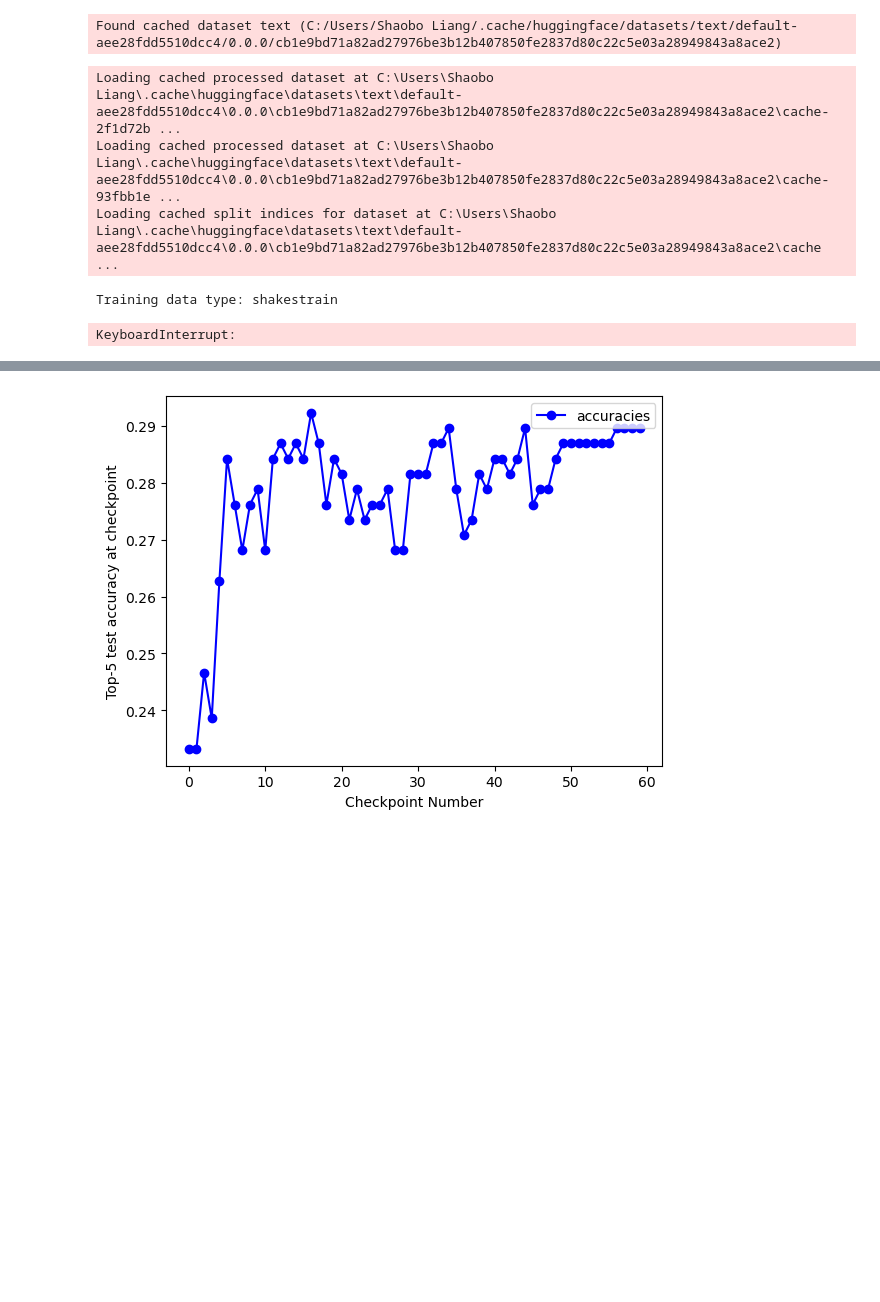
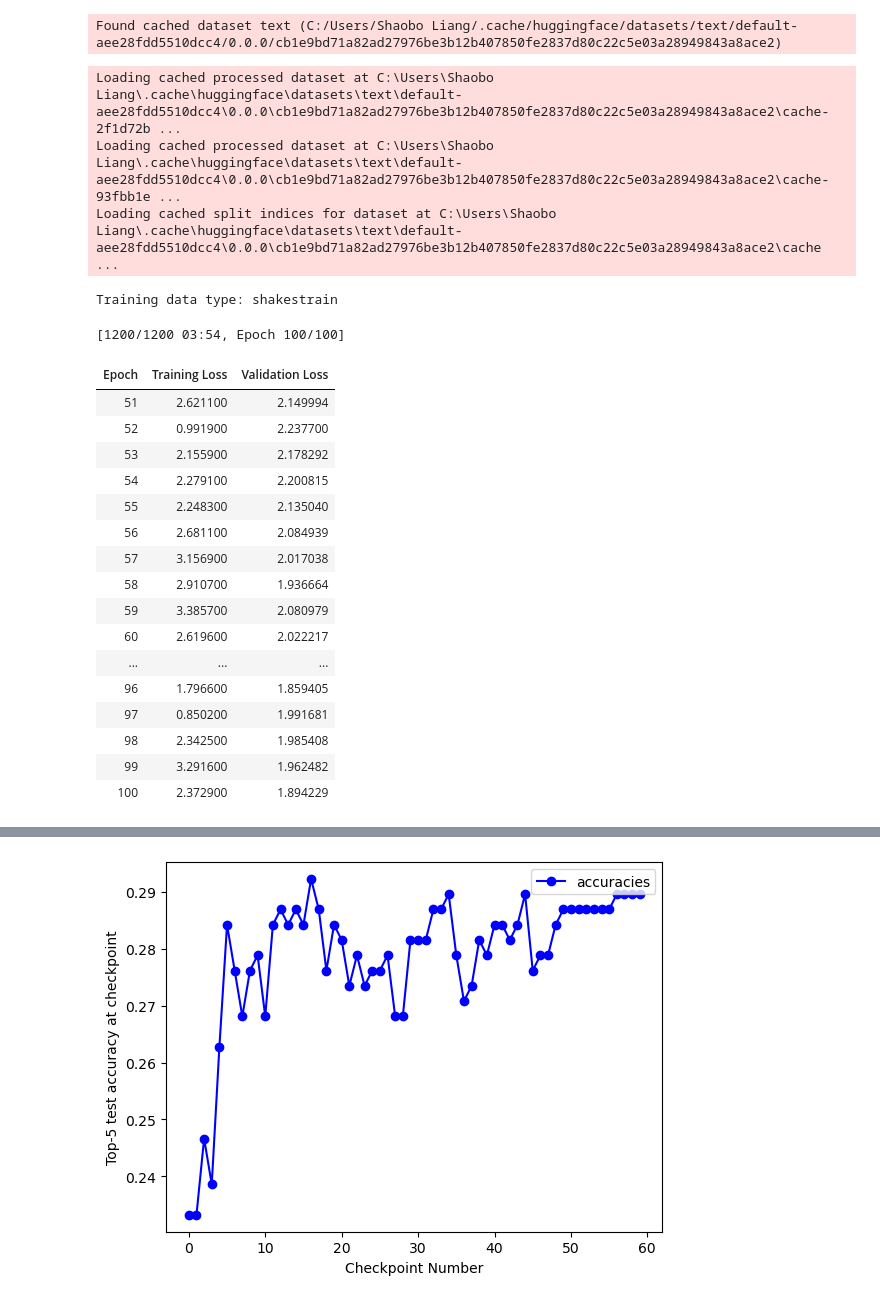
Before and after one commit to liangshaobo2001/ShakesBERT, a Jupyter notebook: train_example.ipynb, the cells around one changed output, grey strips where cells are left out. Cells and saved outputs as stored; diff of their text form; code cells hidden in the pictures; blank space fills up the shorter version.

Commit message:
05.05 fixed bug for train_example

```diff
--- a/train_example.ipynb
+++ b/train_example.ipynb
@@ -17,7 +17,7 @@ train_type = "shakestrain" # One of ["sonnets", "shakestrain", "poems"]
 
 multimodal = False
 save_steps = 10
-num_epochs = 50
+num_epochs = 100
 lr = 2e-5
 batch_size = 100
 
@@ -85,34 +85,51 @@ training_args = TrainingArguments(
     logging_steps=1,
     save_steps=save_steps,
     seed=42,
     learning_rate=lr,
     weight_decay=0.01,
 )
 
 # Create the Trainer instance
 trainer = Trainer(
     model=model,
     args=training_args,
     train_dataset=train_set,
     eval_dataset=val_set,
     data_collator=data_collator,
 )
 
 
 # Fine-tune the model
 if continue_with_checkpoint:
     trainer.train(f"./results/checkpoint-{checkpoint_iter}/")
 else:
     trainer.train()
 
 torch.save(model, "model.pth")
 # %% [output]
 Found cached dataset text (C:/Users/Shaobo Liang/.cache/huggingface/datasets/text/default-aee28fdd5510dcc4/0.0.0/cb1e9bd71a82ad27976be3b12b407850fe2837d80c22c5e03a28949843a8ace2)
 Loading cached processed dataset at C:\Users\Shaobo Liang\.cache\huggingface\datasets\text\default-aee28fdd5510dcc4\0.0.0\cb1e9bd71a82ad27976be3b12b407850fe2837d80c22c5e03a28949843a8ace2\cache-2f1d72b ...
 Loading cached processed dataset at C:\Users\Shaobo Liang\.cache\huggingface\datasets\text\default-aee28fdd5510dcc4\0.0.0\cb1e9bd71a82ad27976be3b12b407850fe2837d80c22c5e03a28949843a8ace2\cache-93fbb1e ...
 Loading cached split indices for dataset at C:\Users\Shaobo Liang\.cache\huggingface\datasets\text\default-aee28fdd5510dcc4\0.0.0\cb1e9bd71a82ad27976be3b12b407850fe2837d80c22c5e03a28949843a8ace2\cache ...
 Training data type: shakestrain
-KeyboardInterrupt:
+[1200/1200 03:54, Epoch 100/100]
+| Epoch | Training Loss | Validation Loss |
+| 51 | 2.621100 | 2.149994 |
+| 52 | 0.991900 | 2.237700 |
+| 53 | 2.155900 | 2.178292 |
+| 54 | 2.279100 | 2.200815 |
+| 55 | 2.248300 | 2.135040 |
+| 56 | 2.681100 | 2.084939 |
+| 57 | 3.156900 | 2.017038 |
+| 58 | 2.910700 | 1.936664 |
+| 59 | 3.385700 | 2.080979 |
+| 60 | 2.619600 | 2.022217 |
+| ... | ... | ... |
+| 96 | 1.796600 | 1.859405 |
+| 97 | 0.850200 | 1.991681 |
+| 98 | 2.342500 | 1.985408 |
+| 99 | 3.291600 | 1.962482 |
+| 100 | 2.372900 | 1.894229 |
 # %%
 ## Save the latest model
 
```
Also changed, not shown: parts of 7 cells of this notebook.
